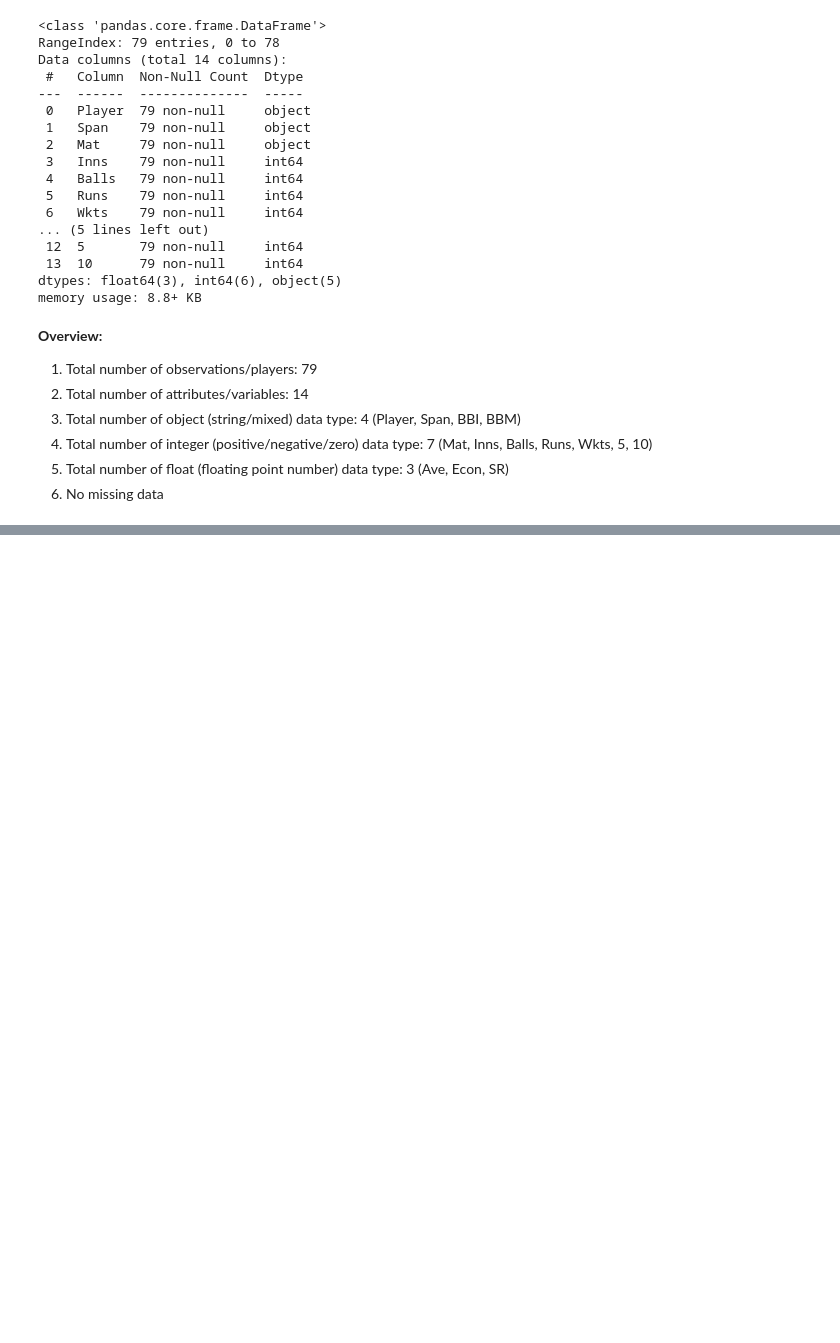
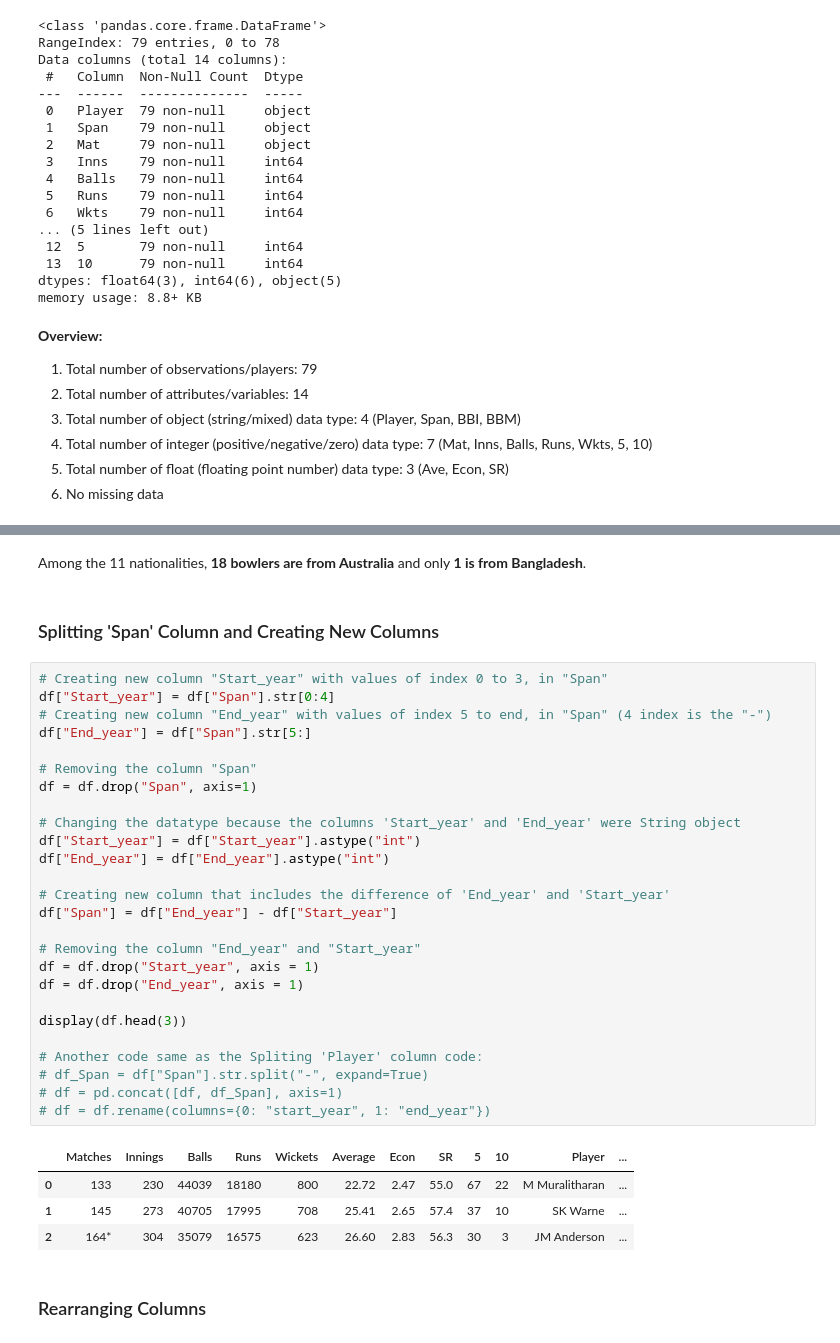
Before and after one commit to nuzhat-masud/top_test_bowlers_analysis, a Jupyter notebook: test_bowlers_EDA.ipynb, the cells around one changed output, grey strips where cells are left out. Cells and saved outputs as stored; diff of their text form; blank space fills up the shorter version.

```diff
--- a/test_bowlers_EDA.ipynb
+++ b/test_bowlers_EDA.ipynb
@@ -156,0 +249,37 @@ display(df.head())
+# %% [markdown]
+Among the 11 nationalities, **18 bowlers are from Australia** and only **1 is from Bangladesh**.
+# %% [markdown]
+### Splitting 'Span' Column and Creating New Columns
+# %%
+# Creating new column "Start_year" with values of index 0 to 3, in "Span"
+df["Start_year"] = df["Span"].str[0:4]
+# Creating new column "End_year" with values of index 5 to end, in "Span" (4 index is the "-")
+df["End_year"] = df["Span"].str[5:]
+
+# Removing the column "Span"
+df = df.drop("Span", axis=1)
+
+# Changing the datatype because the columns 'Start_year' and 'End_year' were String object
+df["Start_year"] = df["Start_year"].astype("int")
+df["End_year"] = df["End_year"].astype("int")
+
+# Creating new column that includes the difference of 'End_year' and 'Start_year'
+df["Span"] = df["End_year"] - df["Start_year"]
+
+# Removing the column "End_year" and "Start_year"
+df = df.drop("Start_year", axis = 1)
+df = df.drop("End_year", axis = 1)
+
+display(df.head(3))
+
+# Another code same as the Spliting 'Player' column code:
+# df_Span = df["Span"].str.split("-", expand=True)
+# df = pd.concat([df, df_Span], axis=1)
+# df = df.rename(columns={0: "start_year", 1: "end_year"})
+# %% [output]
+|  | Matches | Innings | Balls | Runs | Wickets | Average | Econ | SR | 5 | 10 | Player | ... |
+| 0 | 133 | 230 | 44039 | 18180 | 800 | 22.72 | 2.47 | 55.0 | 67 | 22 | M Muralitharan | ... |
+| 1 | 145 | 273 | 40705 | 17995 | 708 | 25.41 | 2.65 | 57.4 | 37 | 10 | SK Warne | ... |
+| 2 | 164* | 304 | 35079 | 16575 | 623 | 26.60 | 2.83 | 56.3 | 30 | 3 | JM Anderson | ... |
+# %% [markdown]
+### Rearranging Columns
```
Also changed, not shown: parts of 36 cells of this notebook.
